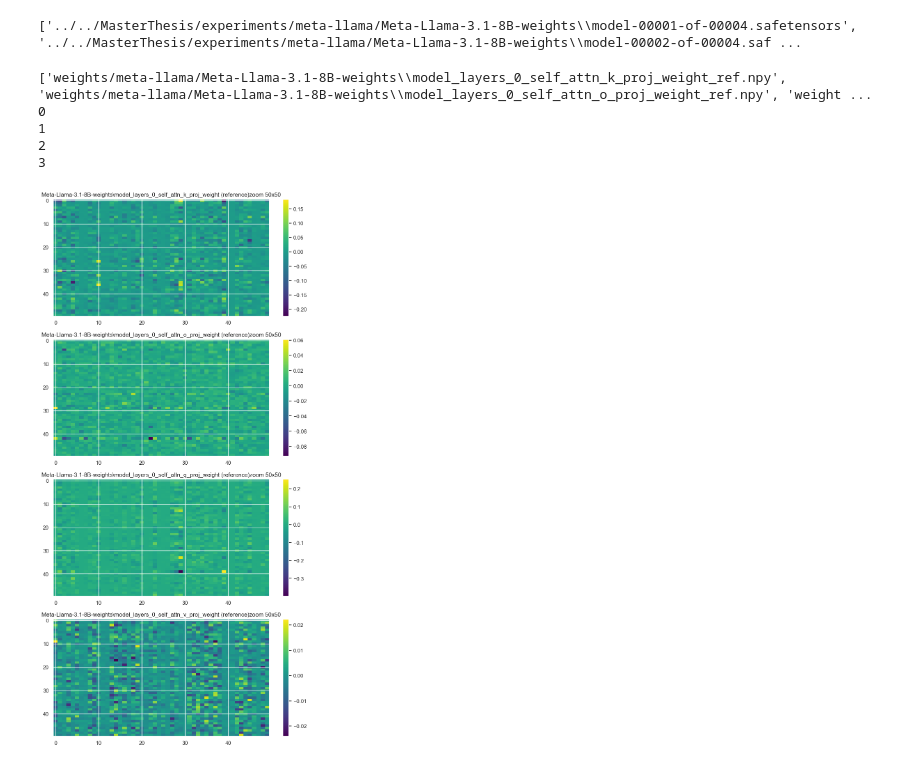
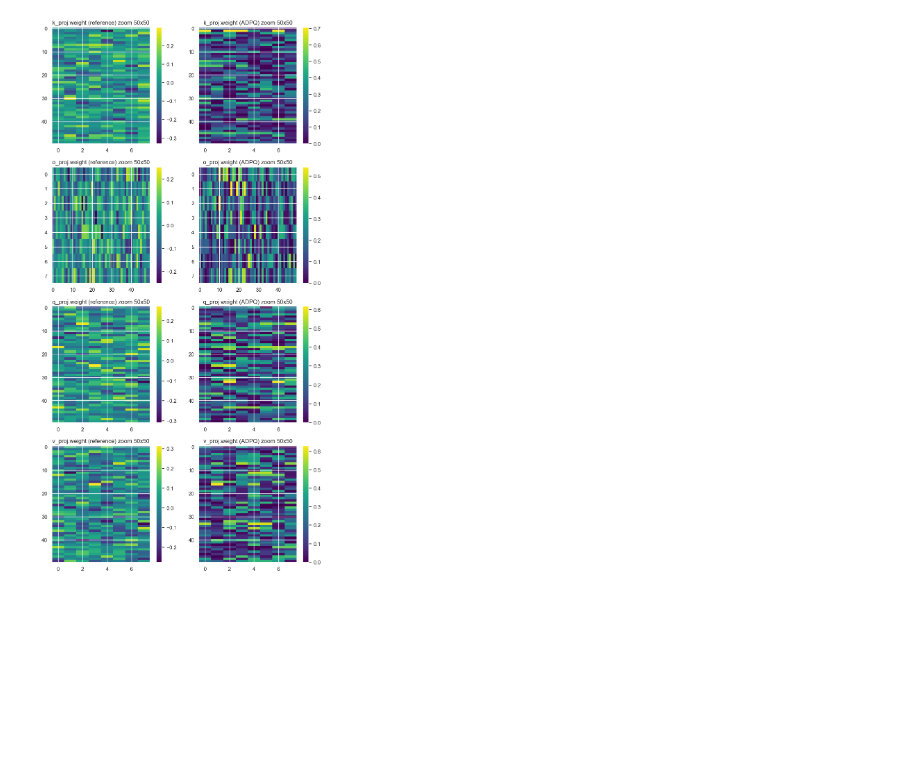
Before and after one commit to Tfloow/auto_adpq, a Jupyter notebook: examples/compare_error_weights.ipynb, the cells around one changed output. Drawn from its saved outputs; the diff is of its cells as text; code cells hidden in the pictures; blank space fills up the shorter version.

```diff
--- a/examples/compare_error_weights.ipynb
+++ b/examples/compare_error_weights.ipynb
@@ -11,6 +10,8 @@ import torch
 from safetensors import safe_open
 
 sns.set_theme()
+# %%
+DUMMY_LLAMA = True
 # %%
 model_ref = "unsloth/Meta-Llama-3.1-8B"
 if glob.glob("../../MasterThesis/experiments/meta-llama/Meta-Llama-3.1-8B-weights"):
@@ -37,42 +65,18 @@ os.makedirs(
-# %%
-# Load reference model and and save the weights of the layer 0 for comparison
-# Partially load the safetensors
-st = glob.glob(os.path.join(model_ref, "*.safetensors"))
-save_path = f"weights/{model_ref.split('/')[-3] + '/' + model_ref.split('/')[-2]}"
-
-with safe_open(st[0], framework="pt", device="cpu") as f:
-    state_dict = {}
-    for key in f.keys():
-        if key.startswith("model.layers.0.self_attn."):
-            state_dict[key] = f.get_tensor(key)
-            # Convert bfloat to float16 if necessary
-            if state_dict[key].dtype == torch.bfloat16:
-                state_dict[key] = state_dict[key].to(torch.float16)
-            np.save(
-                f"{save_path}/{key.replace('.', '_')}_ref.npy",
-                state_dict[key].cpu().numpy(),
-            )
-# %% [output]
-['../../MasterThesis/experiments/meta-llama/Meta-Llama-3.1-8B-weights\\model-00001-of-00004.safetensors', '../../MasterThesis/experiments/meta-llama/Meta-Llama-3.1-8B-weights\\model-00002-of-00004.saf ...
 # %%
 # plot one weight
-weights = glob.glob(f"{save_path}/*.npy")
+fig, ax = plt.subplots(
+    len(state_dic["ref"]), 2, figsize=(10, 5 * len(state_dic["ref"]))
+)
 
-
-fig, ax = plt.subplots(len(weights), 1, figsize=(10, 5 * len(weights)))
-for i, weight_file in enumerate(weights):
-    weight = np.load(weight_file)
-    if weight_file.endswith("_ref.npy"):
-        title = weight_file.split("/")[-1].replace("_ref.npy", " (reference)")
-    else:
-        title = weight_file.split("/")[-1].replace(".npy", " (ADPQ)")
-    im = ax[i].imshow(weight[:50, :50], aspect="auto", cmap="viridis")
-    ax[i].set_title(title + "zoom 50x50")
-    fig.colorbar(im, ax=ax[i])
+for j, (model_type, tensors) in enumerate(state_dic.items()):
+    for i, (name, tensor) in enumerate(tensors.items()):
+        weight = tensor.to(torch.float32).numpy()
+        if model_type == "ref":
+            title = name.replace("model.layers.0.self_attn.", "") + " (reference)"
+        else:
+            title = name.replace("model.layers.0.self_attn.", "") + " (ADPQ)"
+        im = ax[i, j].imshow(weight[:50, :50], aspect="auto", cmap="viridis")
+        ax[i, j].set_title(title + " zoom 50x50")
+        fig.colorbar(im, ax=ax[i, j])
 # %% [output]
-['weights/meta-llama/Meta-Llama-3.1-8B-weights\\model_layers_0_self_attn_k_proj_weight_ref.npy', 'weights/meta-llama/Meta-Llama-3.1-8B-weights\\model_layers_0_self_attn_o_proj_weight_ref.npy', 'weight ...
-0
-1
-2
-3
-[figure, old version]
+[figure, new version]
```
Also changed, not shown: parts of 2 cells of this notebook, 22 other files.
